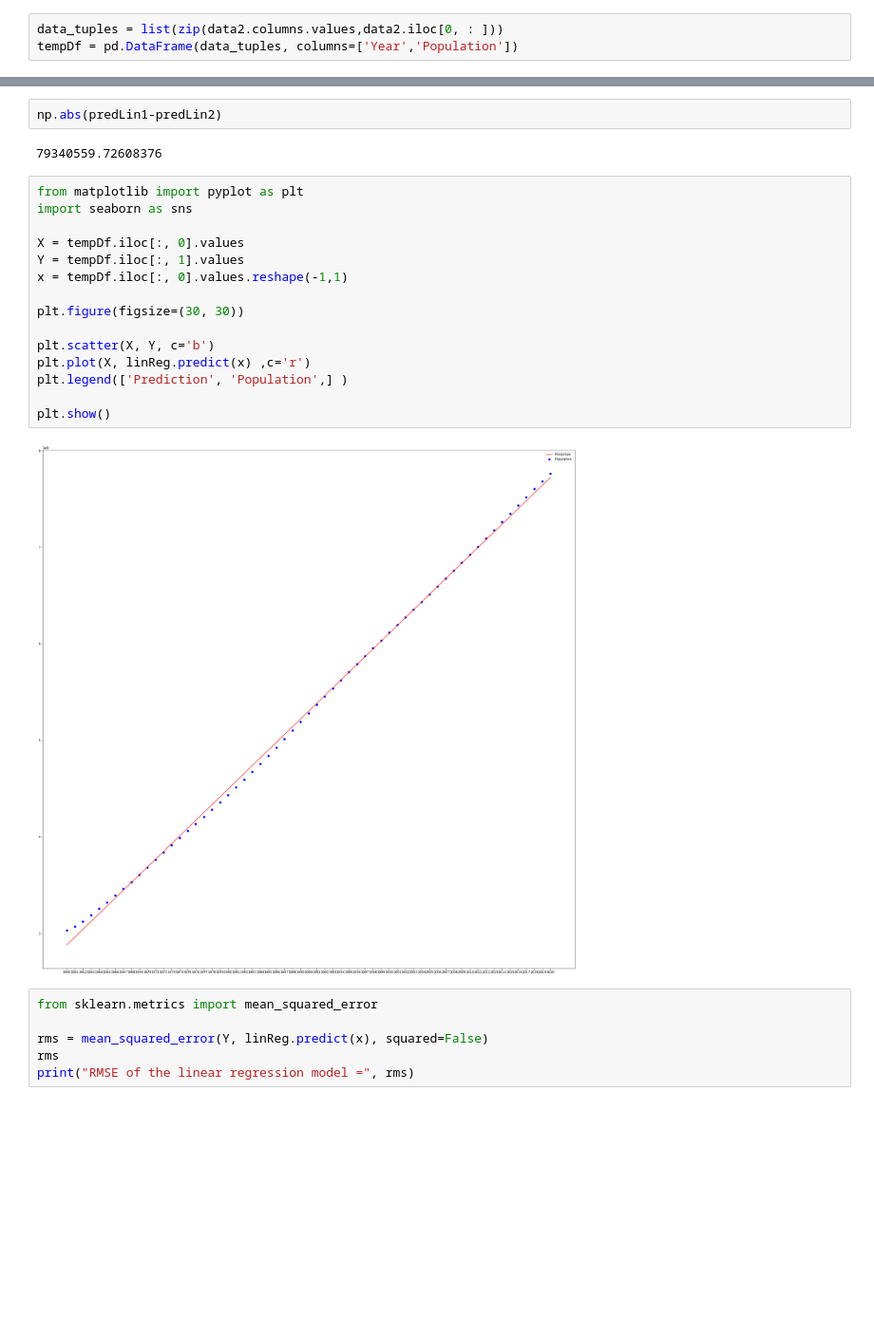
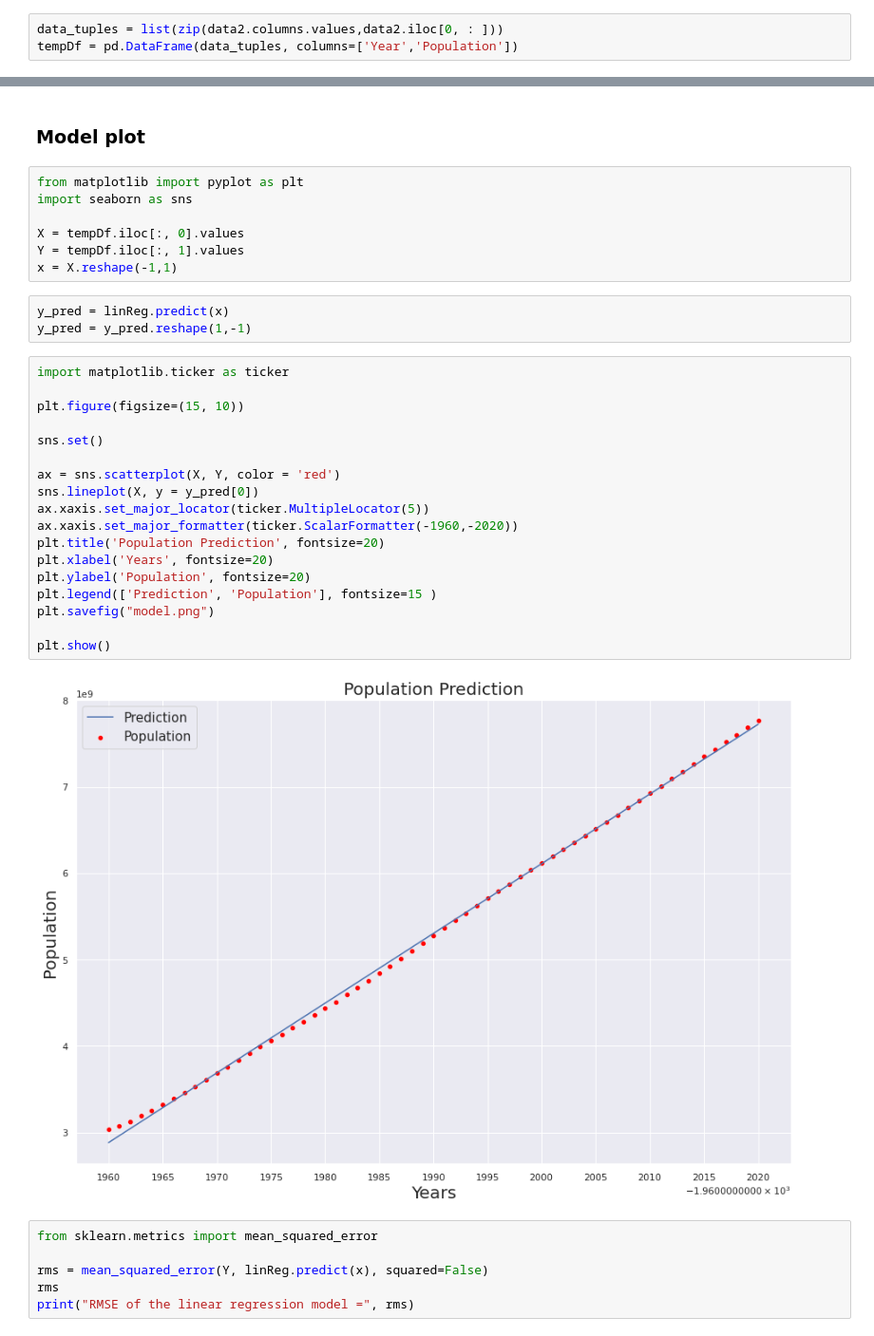
Before and after one commit to luisegarduno/PopulationPrediction, a Jupyter notebook: SamYassien/PopulationEstimation.ipynb, the cells around one changed output, grey strips where cells are left out. Shown at 95% size. Drawn from its saved outputs; the diff is of its cells as text; blank space fills up the shorter version.

```diff
--- a/SamYassien/PopulationEstimation.ipynb
+++ b/SamYassien/PopulationEstimation.ipynb
@@ -95,24 +79,35 @@ np.floor(predLin2)
-# %%
-np.abs(predLin1-predLin2)
-# %% [output]
-79340559.72608376
+# %% [markdown]
+### Model plot
 # %%
 from matplotlib import pyplot as plt
 import seaborn as sns
 
 X = tempDf.iloc[:, 0].values
 Y = tempDf.iloc[:, 1].values
-x = tempDf.iloc[:, 0].values.reshape(-1,1)
-
-plt.figure(figsize=(30, 30))
-
-plt.scatter(X, Y, c='b')
-plt.plot(X, linReg.predict(x) ,c='r')
-plt.legend(['Prediction', 'Population',] )
-
-plt.show()
+x = X.reshape(-1,1)
-# %% [output]
-[figure, removed]
+# %%
+y_pred = linReg.predict(x)
+y_pred = y_pred.reshape(1,-1)
+# %%
+import matplotlib.ticker as ticker
+
+plt.figure(figsize=(15, 10))
+
+sns.set()
+
+ax = sns.scatterplot(X, Y, color = 'red')
+sns.lineplot(X, y = y_pred[0])
+ax.xaxis.set_major_locator(ticker.MultipleLocator(5))
+ax.xaxis.set_major_formatter(ticker.ScalarFormatter(-1960,-2020))
+plt.title('Population Prediction', fontsize=20)
+plt.xlabel('Years', fontsize=20)
+plt.ylabel('Population', fontsize=20)
+plt.legend(['Prediction', 'Population'], fontsize=15 )
+plt.savefig("model.png")
+
+plt.show()
+# %% [output]
+[figure, added]
 # %%
 from sklearn.metrics import mean_squared_error
 
```
Also changed, not shown: parts of 24 cells of this notebook, 2 other files.
